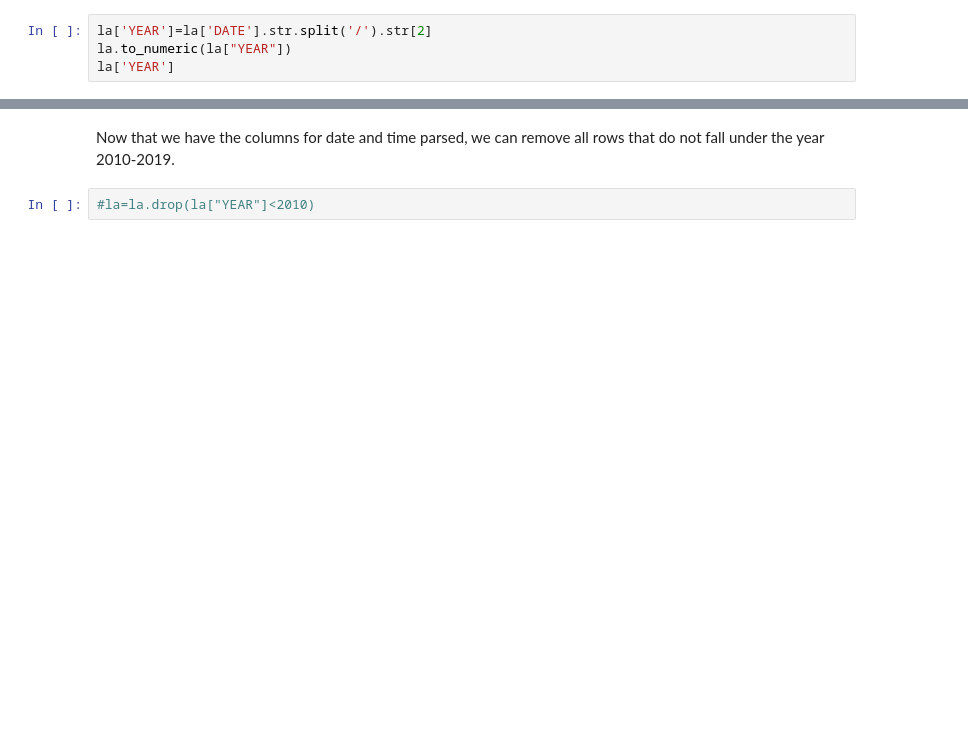
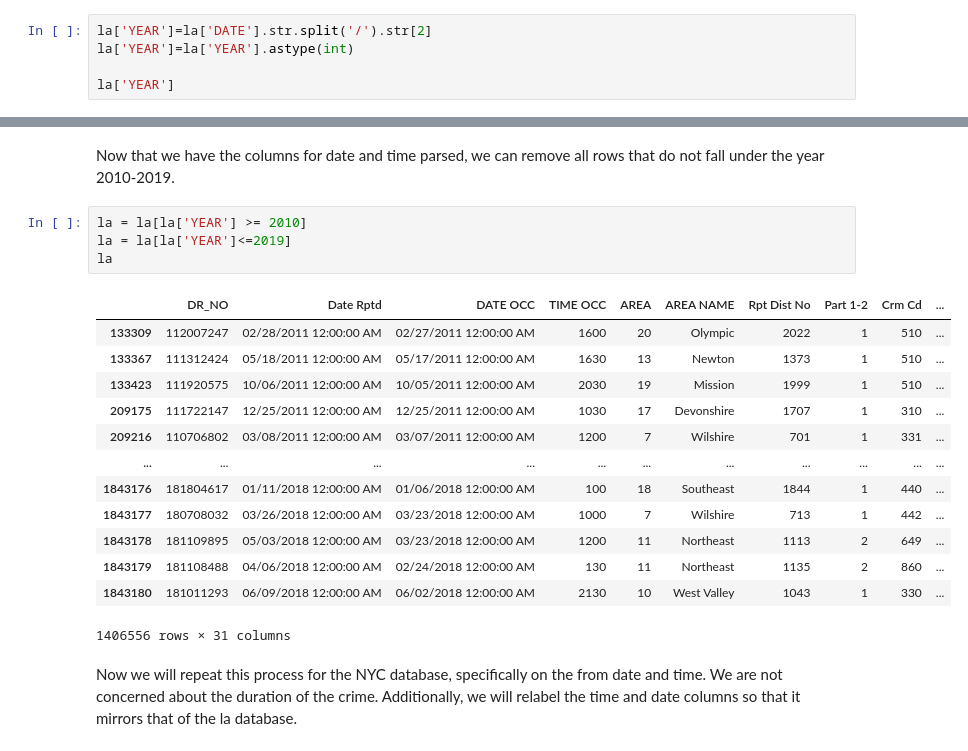
Before and after one commit to FinalProject-cmsc320/FinalProject-cmsc320.github.io, a Jupyter notebook: final.ipynb, the cells around one changed output, grey strips where cells are left out. Cells and saved outputs as stored; diff of their text form; blank space fills up the shorter version.

```diff
--- a/final.ipynb
+++ b/final.ipynb
@@ -92,5 +92,6 @@ In order to make our life easier, we will create a column to only hold the year,
 # %%
 la['YEAR']=la['DATE'].str.split('/').str[2]
-la.to_numeric(la["YEAR"])
+la['YEAR']=la['YEAR'].astype(int)
+
 la['YEAR']
 # %% [output]
@@ -100,4 +120,23 @@ la.head()
 # %% [markdown]
  Now that we have the columns for date and time parsed, we can remove all rows that do not fall under the year 2010-2019.
-# %%
-#la=la.drop(la["YEAR"]<2010)
+# %%
+la = la[la['YEAR'] >= 2010]
+la = la[la['YEAR']<=2019]
+la
+# %% [output]
+|  | DR_NO | Date Rptd | DATE OCC | TIME OCC | AREA | AREA NAME | Rpt Dist No | Part 1-2 | Crm Cd | ... |
+| 133309 | 112007247 | 02/28/2011 12:00:00 AM | 02/27/2011 12:00:00 AM | 1600 | 20 | Olympic | 2022 | 1 | 510 | ... |
+| 133367 | 111312424 | 05/18/2011 12:00:00 AM | 05/17/2011 12:00:00 AM | 1630 | 13 | Newton | 1373 | 1 | 510 | ... |
+| 133423 | 111920575 | 10/06/2011 12:00:00 AM | 10/05/2011 12:00:00 AM | 2030 | 19 | Mission | 1999 | 1 | 510 | ... |
+| 209175 | 111722147 | 12/25/2011 12:00:00 AM | 12/25/2011 12:00:00 AM | 1030 | 17 | Devonshire | 1707 | 1 | 310 | ... |
+| 209216 | 110706802 | 03/08/2011 12:00:00 AM | 03/07/2011 12:00:00 AM | 1200 | 7 | Wilshire | 701 | 1 | 331 | ... |
+| ... | ... | ... | ... | ... | ... | ... | ... | ... | ... | ... |
+| 1843176 | 181804617 | 01/11/2018 12:00:00 AM | 01/06/2018 12:00:00 AM | 100 | 18 | Southeast | 1844 | 1 | 440 | ... |
+| 1843177 | 180708032 | 03/26/2018 12:00:00 AM | 03/23/2018 12:00:00 AM | 1000 | 7 | Wilshire | 713 | 1 | 442 | ... |
+| 1843178 | 181109895 | 05/03/2018 12:00:00 AM | 03/23/2018 12:00:00 AM | 1200 | 11 | Northeast | 1113 | 2 | 649 | ... |
+| 1843179 | 181108488 | 04/06/2018 12:00:00 AM | 02/24/2018 12:00:00 AM | 130 | 11 | Northeast | 1135 | 2 | 860 | ... |
+| 1843180 | 181011293 | 06/09/2018 12:00:00 AM | 06/02/2018 12:00:00 AM | 2130 | 10 | West Valley | 1043 | 1 | 330 | ... |
+1406556 rows × 31 columns
+# %% [markdown]
+Now we will repeat this process for the NYC database, specifically on the from date and time. We are not concerned about the duration of the crime.
+Additionally, we will relabel the time and date columns so that it mirrors that of the la database.
```
Also changed, not shown: parts of 9 cells of this notebook.
